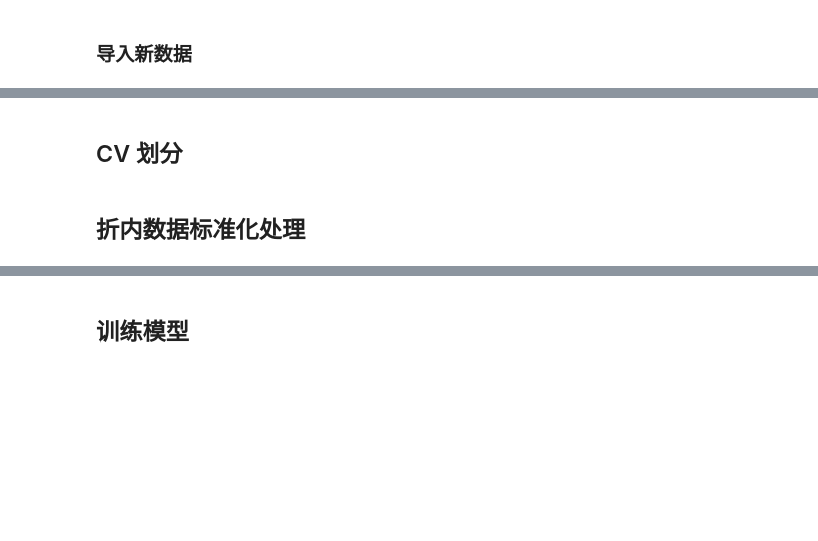
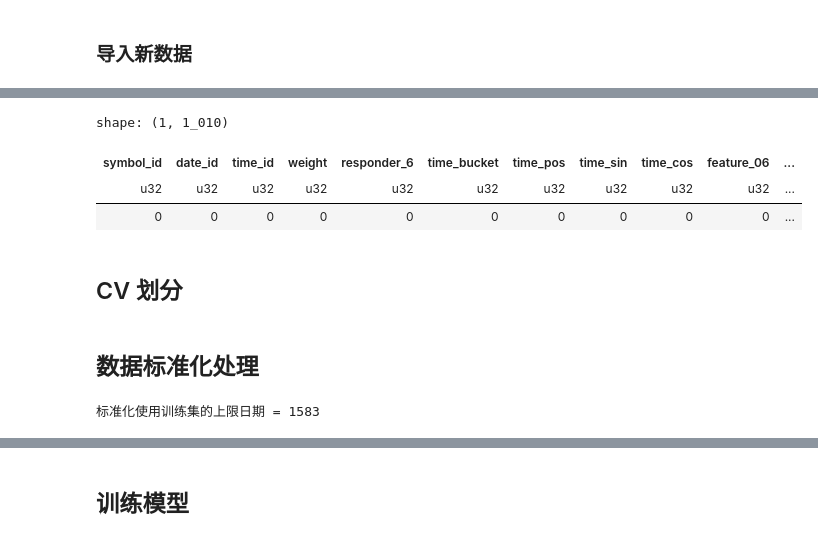
Before and after one commit to Jackson00Han/Jane-Street-Time-Series-Forecasting, a Jupyter notebook: tft_with_selected_fs.ipynb, the cells around one changed output, grey strips where cells are left out. Saved outputs shown, nothing was run; the diff lists cells and outputs as text; code cells hidden in the pictures; blank space fills up the shorter version.

```diff
--- a/tft_with_selected_fs.ipynb
+++ b/tft_with_selected_fs.ipynb
@@ -171,20 +217,21 @@ print(f"[{_now()}] all done")
 # %%
-# 重新读入数据
-data_paths = fs.glob(f"{container_prefix}/*.parquet")
-data_paths = [p if p.startswith("az://") else f"az://{p}" for p in data_paths]
-lf_ready = pl.scan_parquet(data_paths, storage_options=storage_options).sort([G_SYM, G_DATE, G_TIME])
-
 # 明确要标准化的列
-z_cols = [c for c in TO_Z_INPUTS if c in lf_ready.collect_schema().names()]
+z_cols = [c for c in TO_Z_INPUTS if c in lf_with_idx.collect_schema().names()]
 
 # ========== 连续特征清洗 ==========
 inf2null_exprs  = [pl.when(pl.col(c).is_infinite()).then(None).otherwise(pl.col(c)).alias(c) for c in z_cols]
 ffill_exprs = [pl.col(c).forward_fill().over(G_SYM).fill_null(0.0).alias(c) for c in z_cols]
 
-
 lf_clean = (
-    lf_ready.with_columns(inf2null_exprs).with_columns(ffill_exprs) #.with_columns(isna_flag_exprs)
+    lf_with_idx.with_columns(inf2null_exprs).with_columns(ffill_exprs) #.with_columns(isna_flag_exprs)
 )
+# %%
+lf_clean.select(pl.all().is_null().sum()).collect()
+# %% [output]
+shape: (1, 1_010)
+| symbol_id | date_id | time_id | weight | responder_6 | time_bucket | time_pos | time_sin | time_cos | feature_06 | ... |
+| u32 | u32 | u32 | u32 | u32 | u32 | u32 | u32 | u32 | u32 | ... |
+| 0 | 0 | 0 | 0 | 0 | 0 | 0 | 0 | 0 | 0 | ... |
 # %% [markdown]
 ## CV 划分
 # %%
@@ -196,39 +243,25 @@ all_days = (
 folds_by_day = make_sliding_cv_by_days(all_days, n_splits=N_SPLITS, gap_days=GAP_DAYS, train_to_val=TRAIN_TO_VAL)
 assert len(folds_by_day) > 0, "no CV folds constructed"
 # %% [markdown]
-## 折内数据标准化处理
+## 数据标准化处理
 # %%
-
 fold_id = 0
 # 取第一个 fold 的训练集最后一天，作为统计 z-score 的上界
 stats_hi = int(folds_by_day[fold_id][0][-1])
 print(f"标准化使用训练集的上限日期 = {stats_hi}")
 
-
 # ========== Z-score ==========
-# 开始计算 z-score
+# 开始计算 stats
 lf_stats_sym = (
     lf_clean.filter(pl.col(G_DATE) <= stats_hi)
             .group_by(G_SYM)
             .agg([pl.col(c).mean().alias(f"mu_{c}") for c in z_cols] +
                 [pl.col(c).std(ddof=0).alias(f"std_{c}") for c in z_cols])
-)
+).collect(streaming=True)
 lf_stats_glb = (
     lf_clean.filter(pl.col(G_DATE) <= stats_hi)
             .select([pl.col(c).mean().alias(f"mu_{c}_glb") for c in z_cols] +
                     [pl.col(c).std(ddof=0).alias(f"std_{c}_glb") for c in z_cols])
-)
-
-stats_prefix = "az://jackson/js_exp/exp/v1/tft/stats"; ensure_dir_az(stats_prefix)
-# 保存统计结果
-lf_stats_sym.collect().write_parquet(
-    f"{container_prefix}/fold_{fold_id}_stats_by_symbol.parquet",
-    storage_options=storage_options,
-    compression="zstd",
-)
-
-lf_stats_glb.collect().write_parquet(
-    f"{container_prefix}/fold_{fold_id}_stats_by_global.parquet",
-    storage_options=storage_options,
-    compression="zstd",
-)
+).collect(streaming=True)
+# %% [output]
+标准化使用训练集的上限日期 = 1583
```
Also changed, not shown: parts of 23 cells of this notebook, 1 other file.
